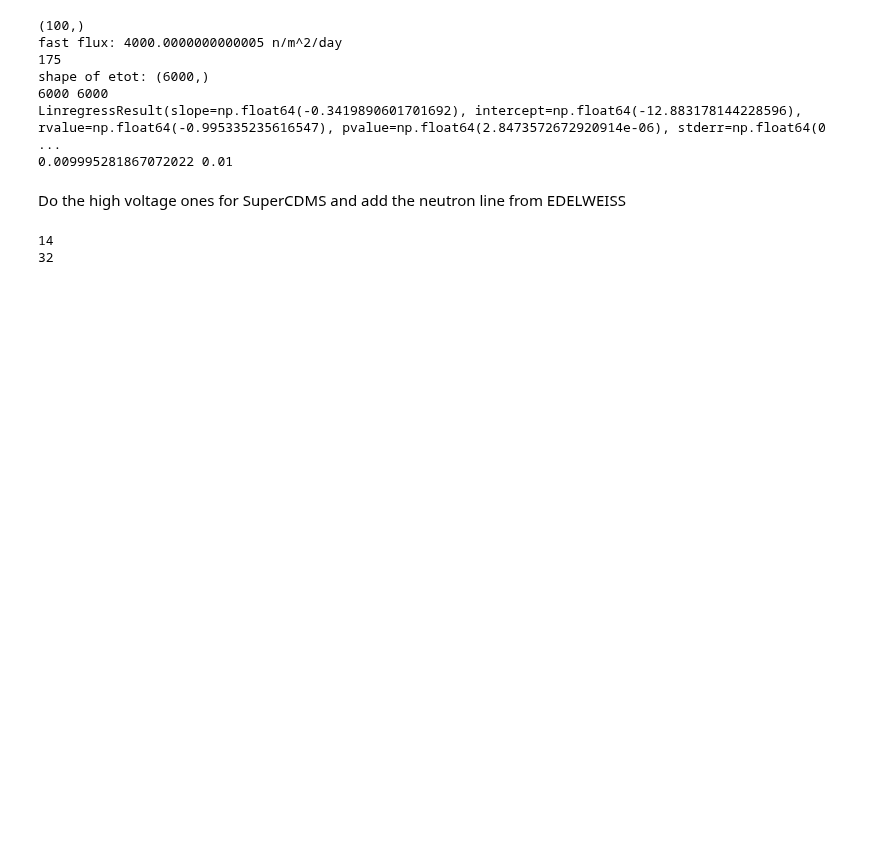
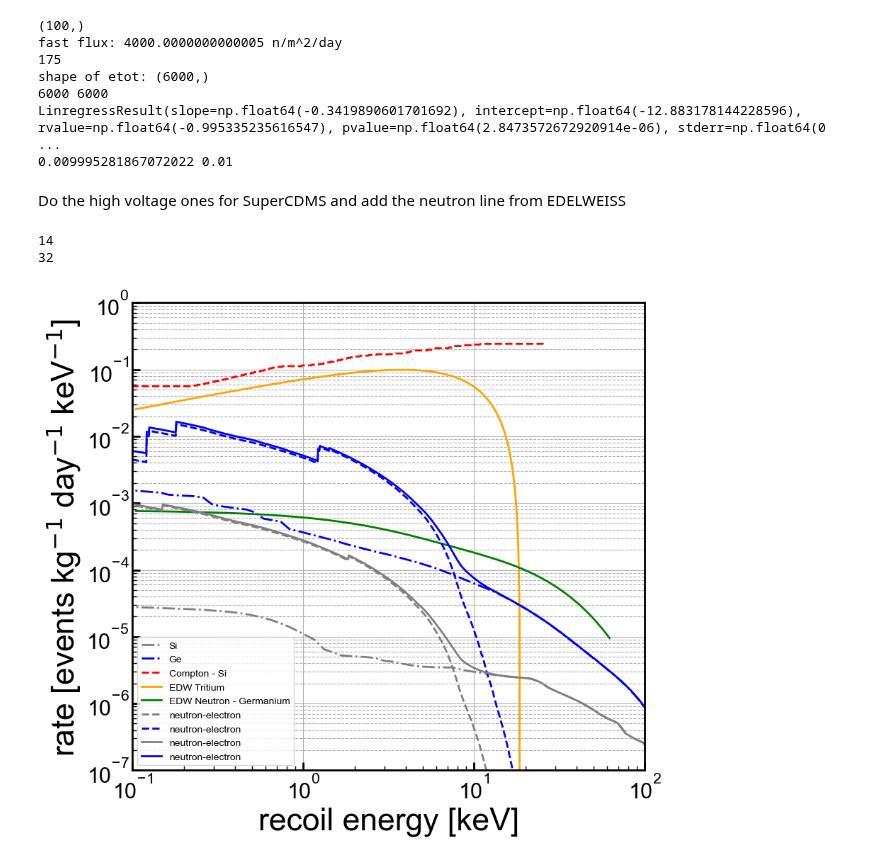
Before and after one commit to villano-lab/n-elec-scattering, a Jupyter notebook: 2-Comparisons/comparison_plot_prelim.ipynb, the cells around one changed output. Drawn from its saved outputs; the diff is of its cells as text; code cells hidden in the pictures; blank space fills up the shorter version.

Commit message:
add edelweiss neutron bknd

```diff
--- a/2-Comparisons/comparison_plot_prelim.ipynb
+++ b/2-Comparisons/comparison_plot_prelim.ipynb
@@ -36,6 +36,9 @@ isoSi,isodictSi=frs.dRdErCompoundSave(Er,E,F,N=1,Comp='Si')
 # %%
 #Event rate as a function of recoil energy - Tritium component of background spectra
 f3_trit = pd.read_csv('../data_files/EDW/Fig3_Tritium.txt',encoding='utf-16',comment="#",header=None)
+# EDELWEISS neutron distribution
+f3_N = pd.read_csv('../data_files/EDW/Fig3_Neutrons.txt', encoding='utf-16', comment="#", header=None)
+
 # CRESST - Internal Cosmogenic Bkgnds
 f12c_IC = pd.read_csv('../data_files/CRESST/Fig12ckgkeVd_IC.txt',encoding='utf-16',comment="#",header=None)
 
@@ -164,44 +167,49 @@ ax1.plot(Er*1000, 1.78e-4*isoGe[:,0],color='b',label="Ge",linestyle='-.')
 
 #ax1.plot(f12c_IC[0],f12c_IC[1],label='IC',color='orange')
 #ax1.plot(f7TR_compton[0],f7TR_compton[1]/365,label='Compton',color='r')
-ax1.plot(f6TR_compton[0],f6TR_compton[1]/365,label='Compton',color='r',linestyle='--')
+ax1.plot(f6TR_compton[0],f6TR_compton[1]/365,label='Compton - Si',color='r',linestyle='--')
 ax1.plot(f3_trit[0],tritium(f3_trit[0]),label='EDW Tritium',color='orange')
 
+ax1.plot(f3_N[0], neutrons(f3_N[0]), label = 'EDW Neutron - Germanium', color='green')
+#ax1.plot(f3_N[0], f3_N[1], label ="EDW neut 2", color = 'magenta')
+
 ax1.plot(Er_ne*1000, 5.28e-6*np.asarray(drde_mod),label="neutron-electron",linestyle='--',color='gray')
-ax1.plot(Er_ne_ge*1000, 1.78e-4*np.asarray(drde_mod_ge),label="",linestyle='--',color='b')
+ax1.plot(Er_ne_ge*1000, 1.78e-4*np.asarray(drde_mod_ge),label="neutron-electron",linestyle='--',color='b')
 
 ax1.plot(Er_full*1000, isoSi_interp+neSi_interp,label="neutron-electron",linestyle='-',color='gray')
 ax1.plot(Er_full*1000, isoGe_interp+neGe_interp,label="neutron-electron",linestyle='-',color='b')
 
 
 
 ymin = 1e-7
 ymax = 1e0
 
 blue = '#118DFA'
 #ax1.fill_between(xcq,np.zeros(np.shape(xcq)),thist,step='mid',facecolor='b',alpha=0.4, \
 #                 label='')
 
 plt.loglog()
 plt.grid()
 #ax1.set_yscale('linear')
 #ax1.set_yscale('log')
 ax1.set_xlim(1e-4*1000, 1e-1*1000)
 ax1.set_ylim(ymin,ymax)
 ax1.set_xlabel(r'recoil energy [keV]')
 ax1.set_ylabel('rate [events kg$^{-1}$ day$^{-1}$ keV$^{-1}$]')
 ax1.grid(True)
 ax1.yaxis.grid(True,which='minor',linestyle='--')
 #ax1.legend(loc=1,prop={'size':22})
 #ax1.legend(bbox_to_anchor=(1.04,1),borderaxespad=0,prop={'size':22})
 
 for axis in ['top','bottom','left','right']:
   ax1.spines[axis].set_linewidth(2)
 
 plt.tight_layout()
 plt.savefig('figures/EDW-SCDMS-tritium-compare.pdf')
-plt.legend(loc='lower left', fontsize='large')
+plt.legend(loc='lower left', fontsize='medium')
 plt.show()
+# %% [output]
+[figure, added]
 # %%
 #set up a 1d plot
 fig,axes = plt.subplots(1,1,figsize=(9.0,8.0),sharex=True)
```
Also changed, not shown: parts of 1 cell of this notebook, 1 other file.
